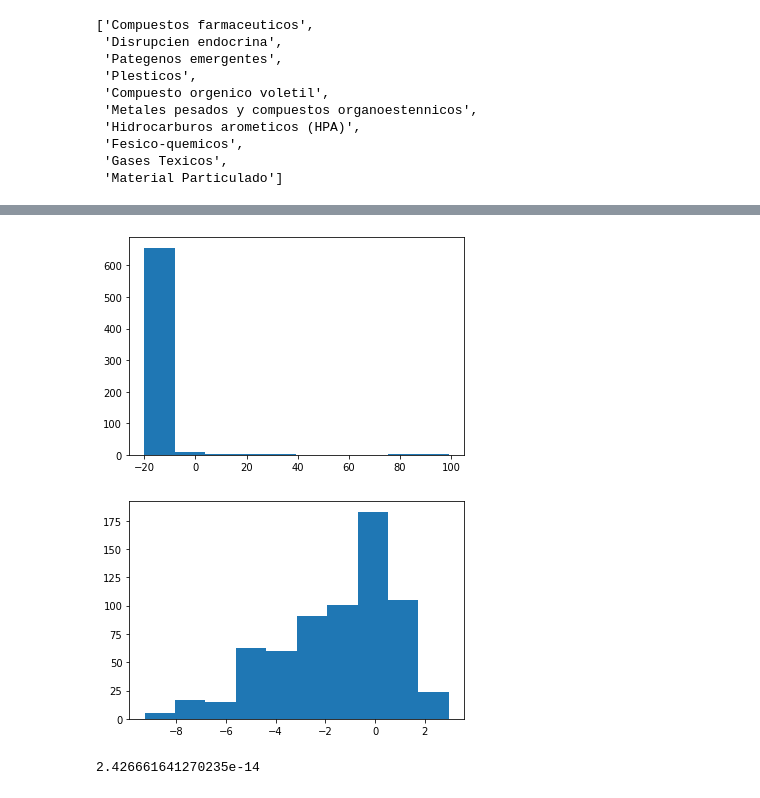
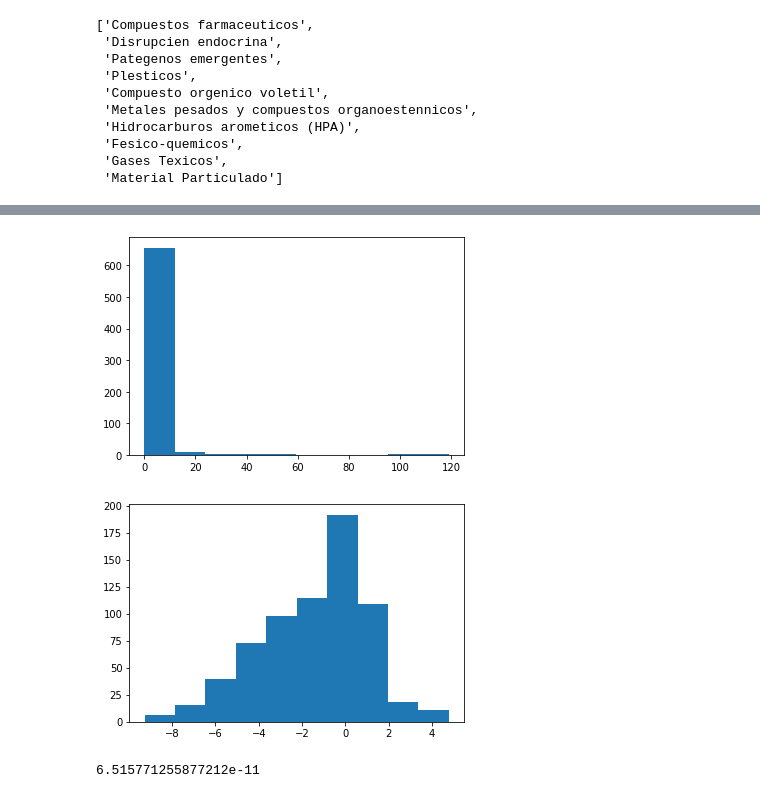
Before and after one commit to JairEsc/Fordecyt, a Jupyter notebook: Tipos_materiales_logaritmizacion_normalidad.ipynb, the cells around one changed output, grey strips where cells are left out. Drawn from its saved outputs; the diff is of its cells as text; code cells hidden in the pictures.

```diff
--- a/Tipos_materiales_logaritmizacion_normalidad.ipynb
+++ b/Tipos_materiales_logaritmizacion_normalidad.ipynb
@@ -162,13 +127,13 @@ See the caveats in the documentation: https://pandas.pydata.org/pandas-docs/stab
 # %%
 metales=Base[Base['CLASIFICAC']=='Metales pesados y compuestos organoestennicos']
-plt.hist(metales.loc[metales['C/VR'] <np.mean(metales['C/VR'])]['C/VR']-20)#98% de los datos
+plt.hist(metales.loc[metales['C/VR'] <np.mean(metales['C/VR'])]['C/VR'])#98% de los datos
 plt.show()
-nueva=metales.loc[metales['C/VR'] <np.mean(metales['C/VR'])-120]['C/VR']
+nueva=metales.loc[metales['C/VR'] <np.mean(metales['C/VR'])]['C/VR']
 plt.hist(np.log(nueva))#Quitando datos
 plt.show()
 p3=shapiro(np.log(nueva)).pvalue
 p3
 # %% [output]
-[figure, old version]
+[figure, new version]
-[figure, old version]
+[figure, new version]
-2.426661641270235e-14
+6.515771255877212e-11
```
Also changed, not shown: parts of 4 cells of this notebook.
